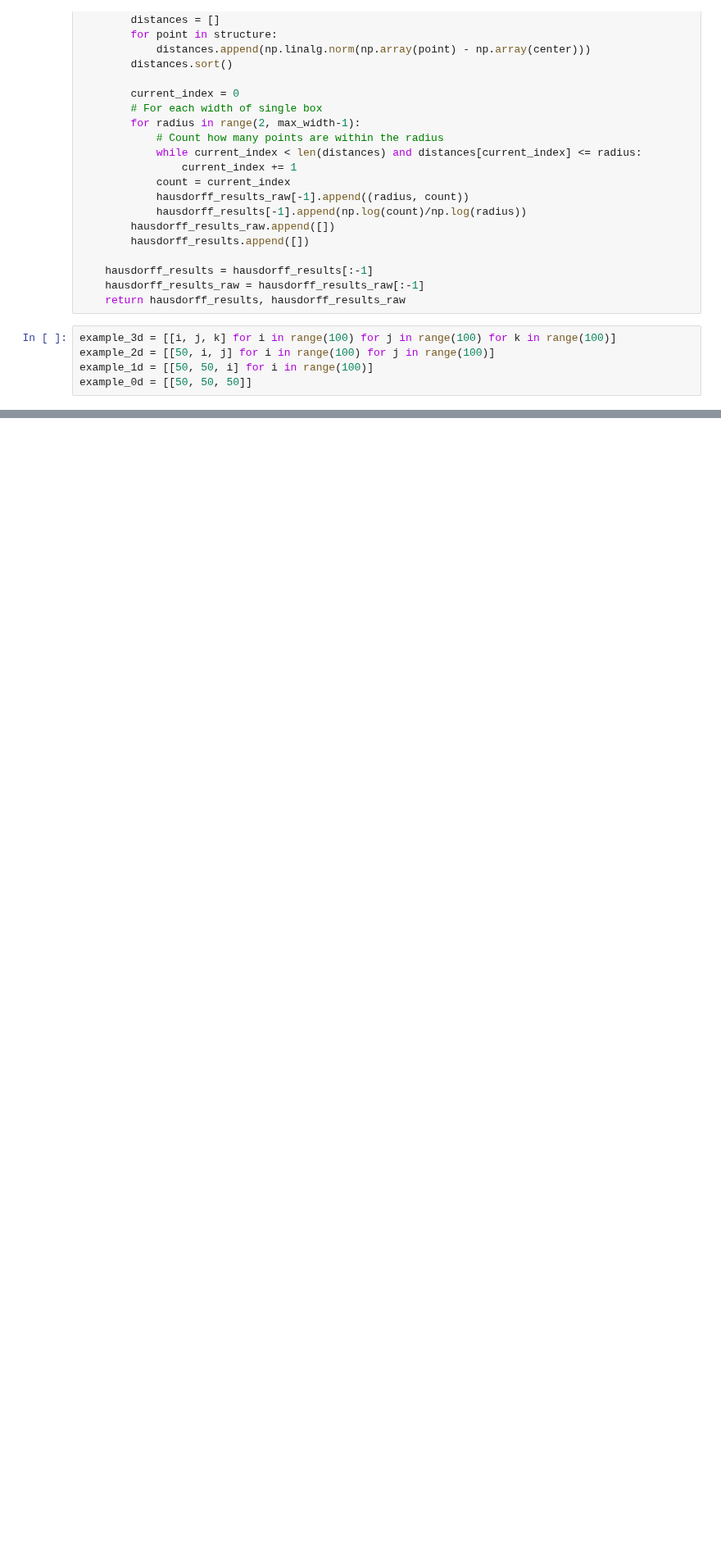
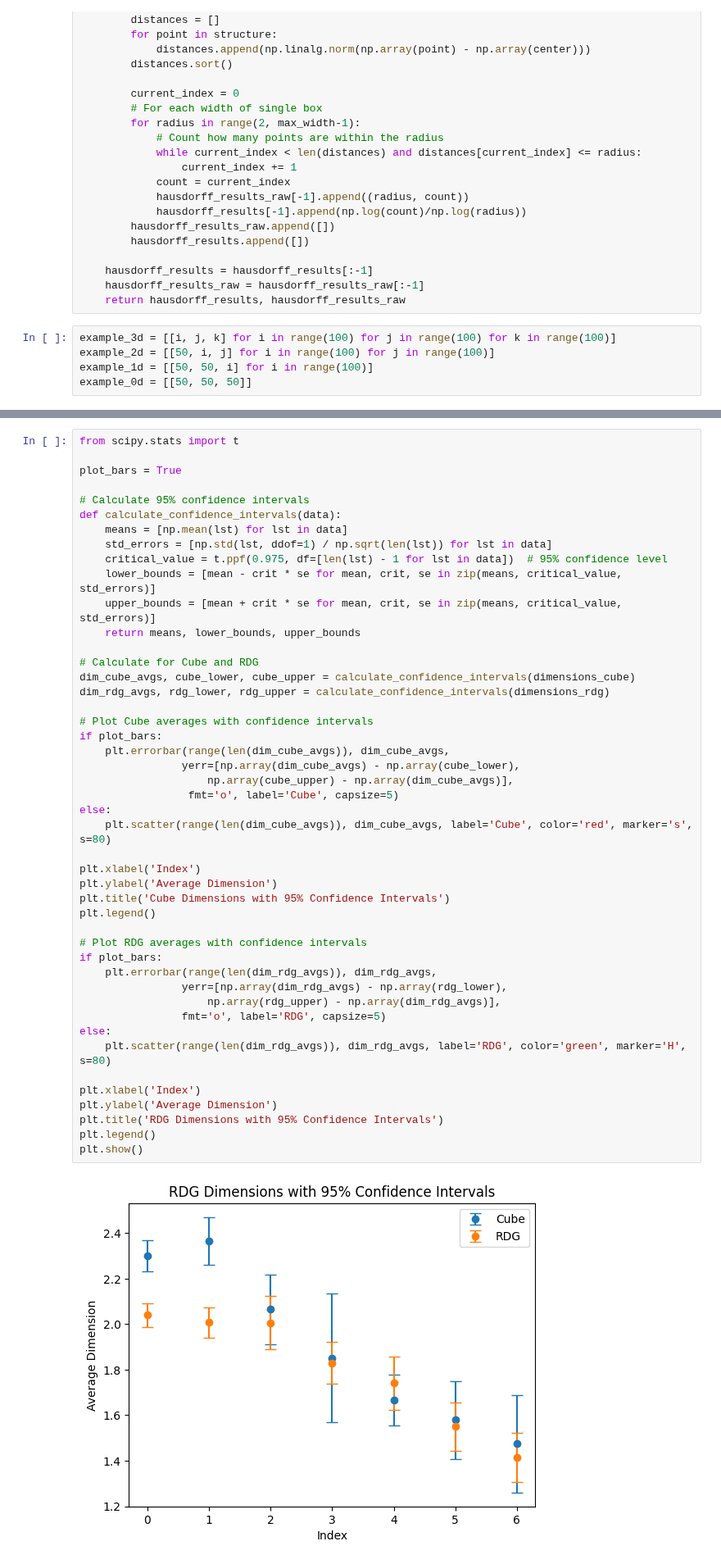
Before and after one commit to g-nilsson/spatial_discretizations_impact_on_simulations, a Jupyter notebook: stat_analysis.ipynb, the cells around one changed output, grey strips where cells are left out. Shown at 82% size. Saved outputs shown, nothing was run; the diff lists cells and outputs as text; blank space fills up the shorter version.

Commit message:
MORE data!

```diff
--- a/stat_analysis.ipynb
+++ b/stat_analysis.ipynb
@@ -1020,0 +986,48 @@ ValueError: x and y must be the same size
+# %%
+from scipy.stats import t
+
+plot_bars = True
+
+# Calculate 95% confidence intervals
+def calculate_confidence_intervals(data):
+    means = [np.mean(lst) for lst in data]
+    std_errors = [np.std(lst, ddof=1) / np.sqrt(len(lst)) for lst in data]
+    critical_value = t.ppf(0.975, df=[len(lst) - 1 for lst in data])  # 95% confidence level
+    lower_bounds = [mean - crit * se for mean, crit, se in zip(means, critical_value, std_errors)]
+    upper_bounds = [mean + crit * se for mean, crit, se in zip(means, critical_value, std_errors)]
+    return means, lower_bounds, upper_bounds
+
+# Calculate for Cube and RDG
+dim_cube_avgs, cube_lower, cube_upper = calculate_confidence_intervals(dimensions_cube)
+dim_rdg_avgs, rdg_lower, rdg_upper = calculate_confidence_intervals(dimensions_rdg)
+
+# Plot Cube averages with confidence intervals
+if plot_bars:
+    plt.errorbar(range(len(dim_cube_avgs)), dim_cube_avgs,
+                yerr=[np.array(dim_cube_avgs) - np.array(cube_lower),
+                    np.array(cube_upper) - np.array(dim_cube_avgs)],
+                 fmt='o', label='Cube', capsize=5)
+else:
+    plt.scatter(range(len(dim_cube_avgs)), dim_cube_avgs, label='Cube', color='red', marker='s', s=80)
+
+plt.xlabel('Index')
+plt.ylabel('Average Dimension')
+plt.title('Cube Dimensions with 95% Confidence Intervals')
+plt.legend()
+
+# Plot RDG averages with confidence intervals
+if plot_bars:
+    plt.errorbar(range(len(dim_rdg_avgs)), dim_rdg_avgs,
+                yerr=[np.array(dim_rdg_avgs) - np.array(rdg_lower),
+                    np.array(rdg_upper) - np.array(dim_rdg_avgs)],
+                fmt='o', label='RDG', capsize=5)
+else:
+    plt.scatter(range(len(dim_rdg_avgs)), dim_rdg_avgs, label='RDG', color='green', marker='H', s=80)
+
+plt.xlabel('Index')
+plt.ylabel('Average Dimension')
+plt.title('RDG Dimensions with 95% Confidence Intervals')
+plt.legend()
+plt.show()
+# %% [output]
+[figure, added]
```
Also changed, not shown: parts of 2 cells of this notebook, 12 other files.
